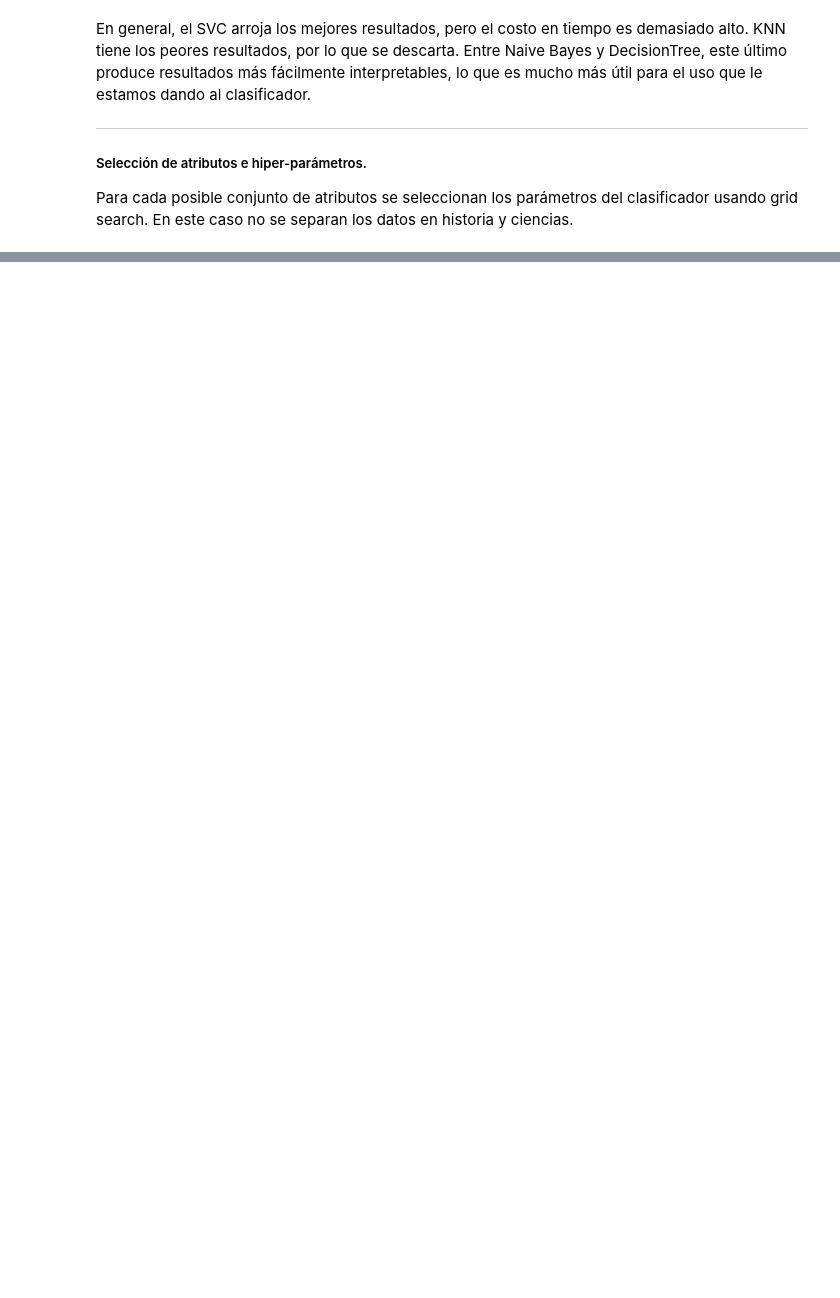
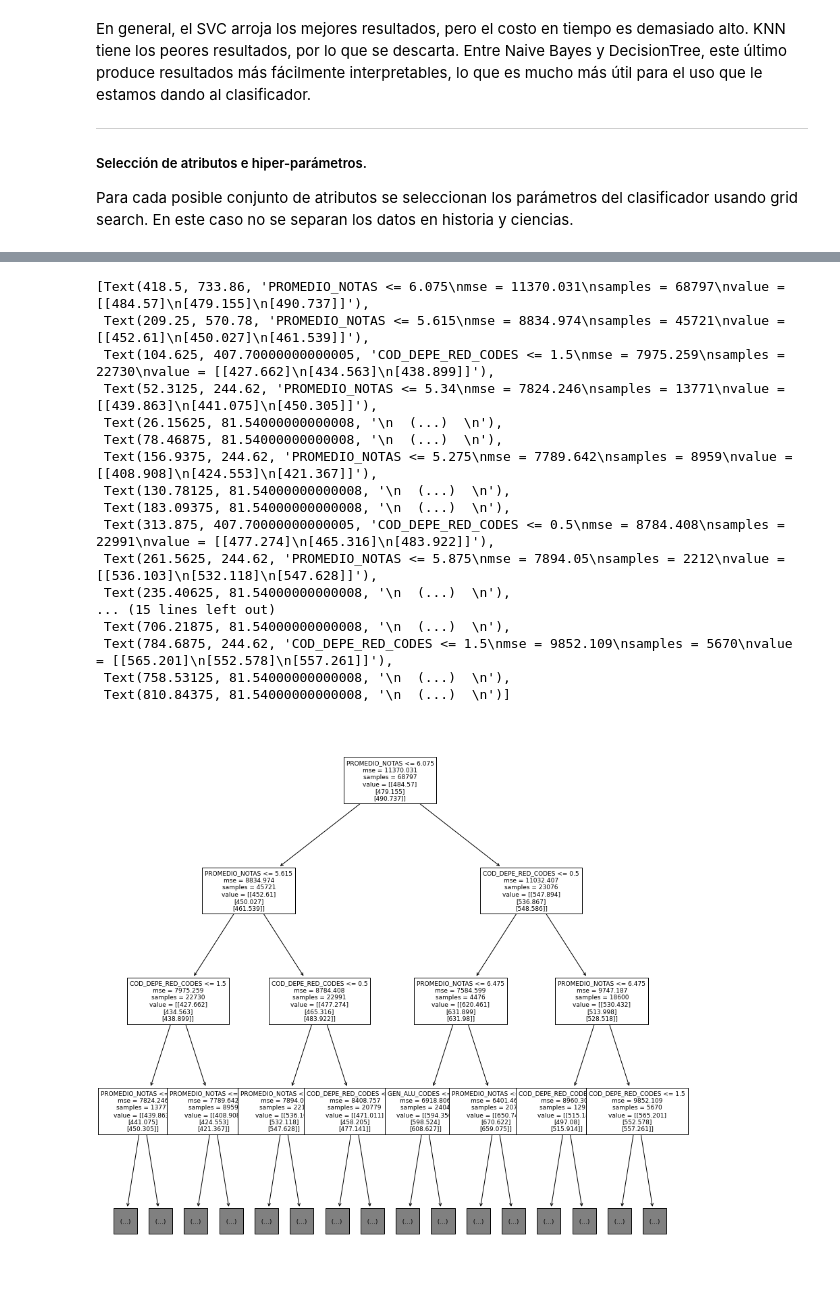
Before and after one commit to zerujio/proyecto-cc5206, a Jupyter notebook: informe_final.ipynb, the cells around one changed output, grey strips where cells are left out. Saved outputs shown, nothing was run; the diff lists cells and outputs as text; code cells hidden in the pictures; blank space fills up the shorter version.

Commit message:
tree regressor

```diff
--- a/informe_final.ipynb
+++ b/informe_final.ipynb
@@ -1048,0 +1040,38 @@ Index(['Particular pagado', 'Particular subvencionado', 'Público'], dtype='obje
+# %%
+from sklearn.tree import DecisionTreeRegressor
+
+reg_params = {"splitter" : ["best", "random"],
+              "max_depth" : [5, 10, 15, None]}
+
+#criterion = ["squared_error", "friedman_mse", "absolute_error", "poisson"]
+#regs = {}
+
+#for crit in criterion:
+#    regs[crit] = GridSearchCV(DecisionTreeRegressor(criterion=crit),
+#                              param_grid = reg_params, n_jobs = -1)
+
+atrib_cod_depe = ["COD_DEPE_RED_CODES"]
+reg_attribs = atrib_coord_colegio + atrib_genero + atrib_ruralidad + atrib_promedio + atrib_cod_depe
+# %%
+from sklearn import metrics
+
+#for crit in criterion:
+
+regressor = GridSearchCV(DecisionTreeRegressor(), param_grid=reg_params, n_jobs = -1)
+
+for tup in ((datos_clf_cien, atrib_ptje_base + atrib_ptje_cien, "Ciencias"),
+            (datos_clf_hist, atrib_ptje_base + atrib_ptje_hist, "Historia")):
+
+    dataset, y_attr, string = tup
+    X = dataset[reg_attribs]
+    y = dataset[y_attr]
+
+    print(string)
+
+    X_train, X_test, y_train, y_test = train_test_split(X, y, test_size =.30)
+    regressor.fit(X_train, y_train)
+    y_pred = regressor.predict(X_test)
+
+    print(f"Params: {regressor.best_params_}")
+    print(f"R2: {metrics.r2_score(y_test, y_pred, multioutput='raw_values')}")
+    print()
@@ -1048,0 +1086,22 @@ Index(['Particular pagado', 'Particular subvencionado', 'Público'], dtype='obje
+# %%
+plt.figure(figsize=(15,15))
+tree.plot_tree(regressor.best_estimator_, max_depth=3, fontsize=9, feature_names=reg_attribs)
+# %% [output]
+[Text(418.5, 733.86, 'PROMEDIO_NOTAS <= 6.075\nmse = 11370.031\nsamples = 68797\nvalue = [[484.57]\n[479.155]\n[490.737]]'),
+ Text(209.25, 570.78, 'PROMEDIO_NOTAS <= 5.615\nmse = 8834.974\nsamples = 45721\nvalue = [[452.61]\n[450.027]\n[461.539]]'),
+ Text(104.625, 407.70000000000005, 'COD_DEPE_RED_CODES <= 1.5\nmse = 7975.259\nsamples = 22730\nvalue = [[427.662]\n[434.563]\n[438.899]]'),
+ Text(52.3125, 244.62, 'PROMEDIO_NOTAS <= 5.34\nmse = 7824.246\nsamples = 13771\nvalue = [[439.863]\n[441.075]\n[450.305]]'),
+ Text(26.15625, 81.54000000000008, '\n  (...)  \n'),
+ Text(78.46875, 81.54000000000008, '\n  (...)  \n'),
+ Text(156.9375, 244.62, 'PROMEDIO_NOTAS <= 5.275\nmse = 7789.642\nsamples = 8959\nvalue = [[408.908]\n[424.553]\n[421.367]]'),
+ Text(130.78125, 81.54000000000008, '\n  (...)  \n'),
+ Text(183.09375, 81.54000000000008, '\n  (...)  \n'),
+ Text(313.875, 407.70000000000005, 'COD_DEPE_RED_CODES <= 0.5\nmse = 8784.408\nsamples = 22991\nvalue = [[477.274]\n[465.316]\n[483.922]]'),
+ Text(261.5625, 244.62, 'PROMEDIO_NOTAS <= 5.875\nmse = 7894.05\nsamples = 2212\nvalue = [[536.103]\n[532.118]\n[547.628]]'),
+ Text(235.40625, 81.54000000000008, '\n  (...)  \n'),
+... (15 lines left out)
+ Text(706.21875, 81.54000000000008, '\n  (...)  \n'),
+ Text(784.6875, 244.62, 'COD_DEPE_RED_CODES <= 1.5\nmse = 9852.109\nsamples = 5670\nvalue = [[565.201]\n[552.578]\n[557.261]]'),
+ Text(758.53125, 81.54000000000008, '\n  (...)  \n'),
+ Text(810.84375, 81.54000000000008, '\n  (...)  \n')]
+[figure, added]
```
Also changed, not shown: parts of 19 cells of this notebook.
